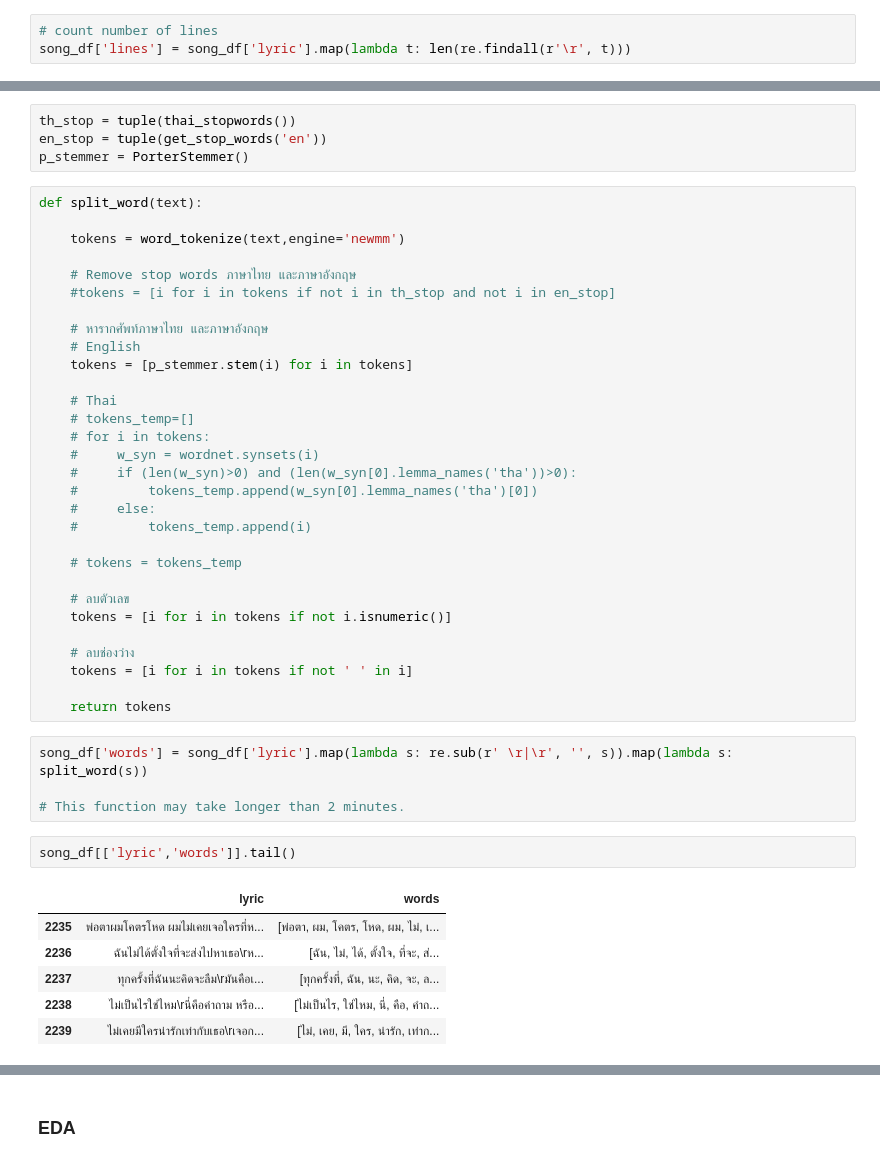
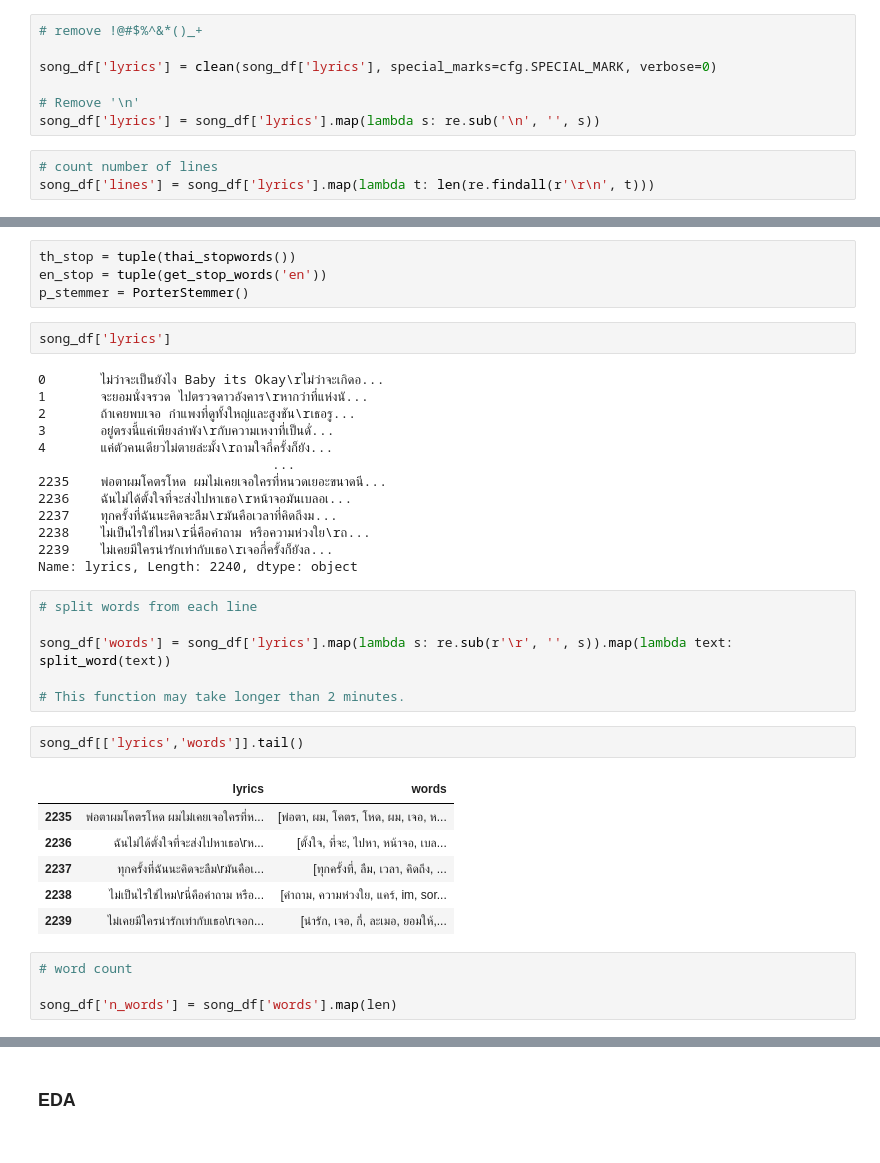
Before and after one commit to BFF-Pattern/Thai-Artist-Classification-by-Song-Lyrics, a Jupyter notebook: models/new_logisticmodel/data_preparation.ipynb, the cells around one changed output, grey strips where cells are left out. Drawn from its saved outputs; the diff is of its cells as text.

```diff
--- a/models/new_logisticmodel/data_preparation.ipynb
+++ b/models/new_logisticmodel/data_preparation.ipynb
@@ -161,3 +47,10 @@ song_df
+# %%
+# remove !@#$%^&*()_+
+
+song_df['lyrics'] = clean(song_df['lyrics'], special_marks=cfg.SPECIAL_MARK, verbose=0)
+
+# Remove '\n'
+song_df['lyrics'] = song_df['lyrics'].map(lambda s: re.sub('\n', '', s))
 # %%
 # count number of lines
-song_df['lines'] = song_df['lyric'].map(lambda t: len(re.findall(r'\r', t)))
+song_df['lines'] = song_df['lyrics'].map(lambda t: len(re.findall(r'\r\n', t)))
@@ -179,47 +69,38 @@ from stop_words import get_stop_words
 th_stop = tuple(thai_stopwords())
 en_stop = tuple(get_stop_words('en'))
 p_stemmer = PorterStemmer()
-# %%
-def split_word(text):
-
-    tokens = word_tokenize(text,engine='newmm')
-
-    # Remove stop words ภาษาไทย และภาษาอังกฤษ
-    #tokens = [i for i in tokens if not i in th_stop and not i in en_stop]
-
-    # หารากศัพท์ภาษาไทย และภาษาอังกฤษ
-    # English
-    tokens = [p_stemmer.stem(i) for i in tokens]
-
-    # Thai
-    # tokens_temp=[]
-    # for i in tokens:
-    #     w_syn = wordnet.synsets(i)
-    #     if (len(w_syn)>0) and (len(w_syn[0].lemma_names('tha'))>0):
-    #         tokens_temp.append(w_syn[0].lemma_names('tha')[0])
-    #     else:
-    #         tokens_temp.append(i)
-
-    # tokens = tokens_temp
-
-    # ลบตัวเลข
-    tokens = [i for i in tokens if not i.isnumeric()]
-
-    # ลบช่องว่าง
-    tokens = [i for i in tokens if not ' ' in i]
-
-    return tokens
+# %%
+song_df['lyrics']
+# %% [output]
+0       ไม่ว่าจะเป็นยังไง Baby its Okay\rไม่ว่าจะเกิดอ...
+1       จะยอมนั่งจรวด ไปตรวจดาวอังคาร\rหากว่าที่แห่งนั...
+2       ถ้าเคยพบเจอ กำแพงที่ดูทั้งใหญ่และสูงชัน\rเธอรู...
+3       อยู่ตรงนี้แค่เพียงลำพัง\rกับความเหงาที่เป็นดั่...
+4       แค่ตัวคนเดียวไม่ตายล่ะมั้ง\rถามใจกี่ครั้งก็ยัง...
+                              ...
+2235    พ่อตาผมโคตรโหด ผมไม่เคยเจอใครที่หนวดเยอะขนาดนี...
+2236    ฉันไม่ได้ตั้งใจที่จะส่งไปหาเธอ\rหน้าจอมันเบลอเ...
+2237    ทุกครั้งที่ฉันนะคิดจะลืม\rมันคือเวลาที่คิดถึงม...
+2238    ไม่เป็นไรใช่ไหม\rนี่คือคำถาม หรือความห่วงใย\rถ...
+2239    ไม่เคยมีใครน่ารักเท่ากับเธอ\rเจอกี่ครั้งก็ยังล...
+Name: lyrics, Length: 2240, dtype: object
 # %%
-song_df['words'] = song_df['lyric'].map(lambda s: re.sub(r' \r|\r', '', s)).map(lambda s: split_word(s))
+# split words from each line
+
+song_df['words'] = song_df['lyrics'].map(lambda s: re.sub(r'\r', '', s)).map(lambda text: split_word(text))
 
 # This function may take longer than 2 minutes.
 # %%
-song_df[['lyric','words']].tail()
+song_df[['lyrics','words']].tail()
 # %% [output]
-|  | lyric | words |
-| 2235 | พ่อตาผมโคตรโหด ผมไม่เคยเจอใครที่ห... | [พ่อตา, ผม, โคตร, โหด, ผม, ไม่, เ... |
-| 2236 | ฉันไม่ได้ตั้งใจที่จะส่งไปหาเธอ\rห... | [ฉัน, ไม่, ได้, ตั้งใจ, ที่จะ, ส่... |
-| 2237 | ทุกครั้งที่ฉันนะคิดจะลืม\rมันคือเ... | [ทุกครั้งที่, ฉัน, นะ, คิด, จะ, ล... |
-| 2238 | ไม่เป็นไรใช่ไหม\rนี่คือคำถาม หรือ... | [ไม่เป็นไร, ใช่ไหม, นี่, คือ, คำถ... |
-| 2239 | ไม่เคยมีใครน่ารักเท่ากับเธอ\rเจอก... | [ไม่, เคย, มี, ใคร, น่ารัก, เท่าก... |
+|  | lyrics | words |
+| 2235 | พ่อตาผมโคตรโหด ผมไม่เคยเจอใครที่ห... | [พ่อตา, ผม, โคตร, โหด, ผม, เจอ, ห... |
+| 2236 | ฉันไม่ได้ตั้งใจที่จะส่งไปหาเธอ\rห... | [ตั้งใจ, ที่จะ, ไปหา, หน้าจอ, เบล... |
+| 2237 | ทุกครั้งที่ฉันนะคิดจะลืม\rมันคือเ... | [ทุกครั้งที่, ลืม, เวลา, คิดถึง, ... |
+| 2238 | ไม่เป็นไรใช่ไหม\rนี่คือคำถาม หรือ... | [คำถาม, ความห่วงใย, แคร์, im, sor... |
+| 2239 | ไม่เคยมีใครน่ารักเท่ากับเธอ\rเจอก... | [น่ารัก, เจอ, กี่, ละเมอ, ยอมให้,... |
+# %%
+# word count
+
+song_df['n_words'] = song_df['words'].map(len)
 # %%
```
Also changed, not shown: parts of 16 cells of this notebook, 3 other files.
